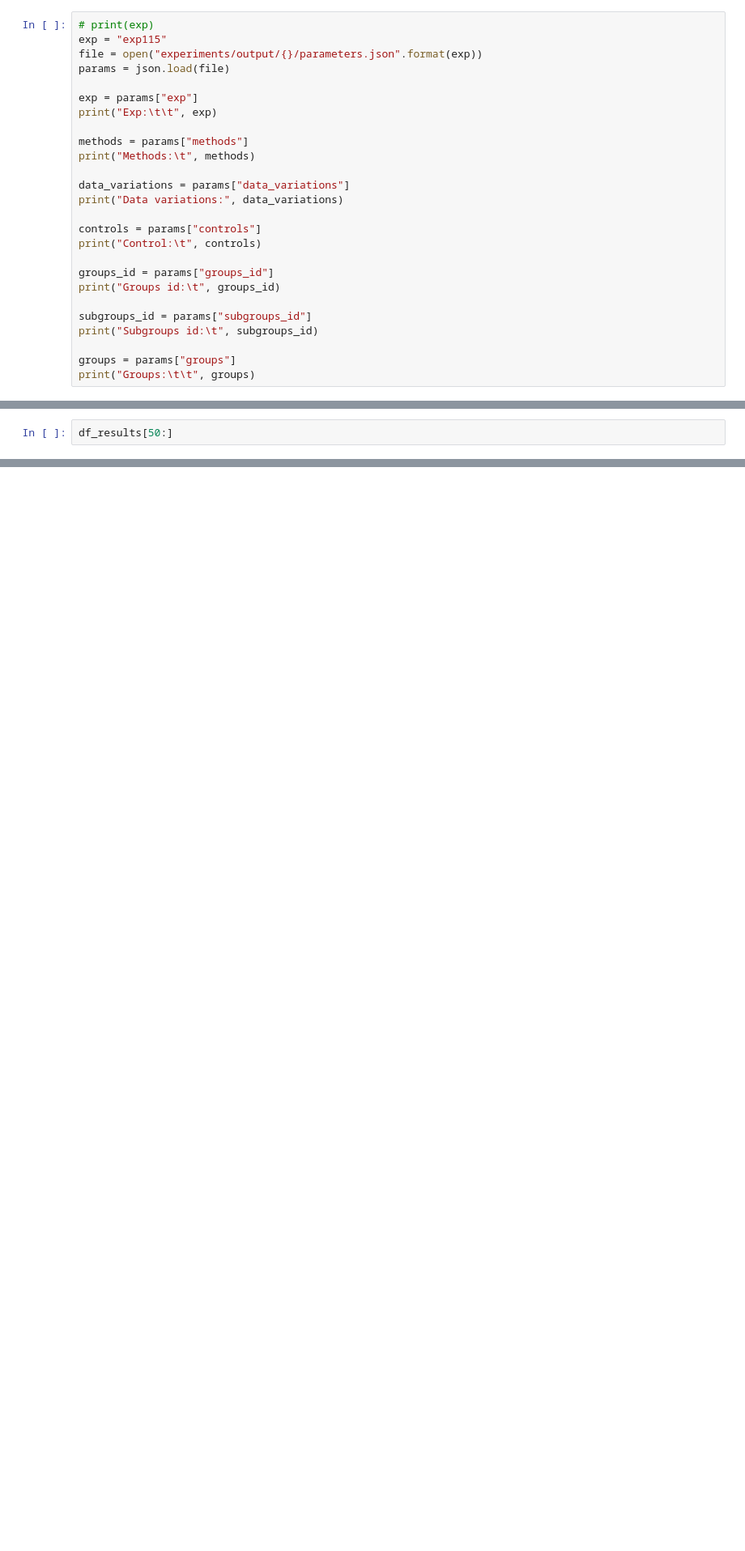
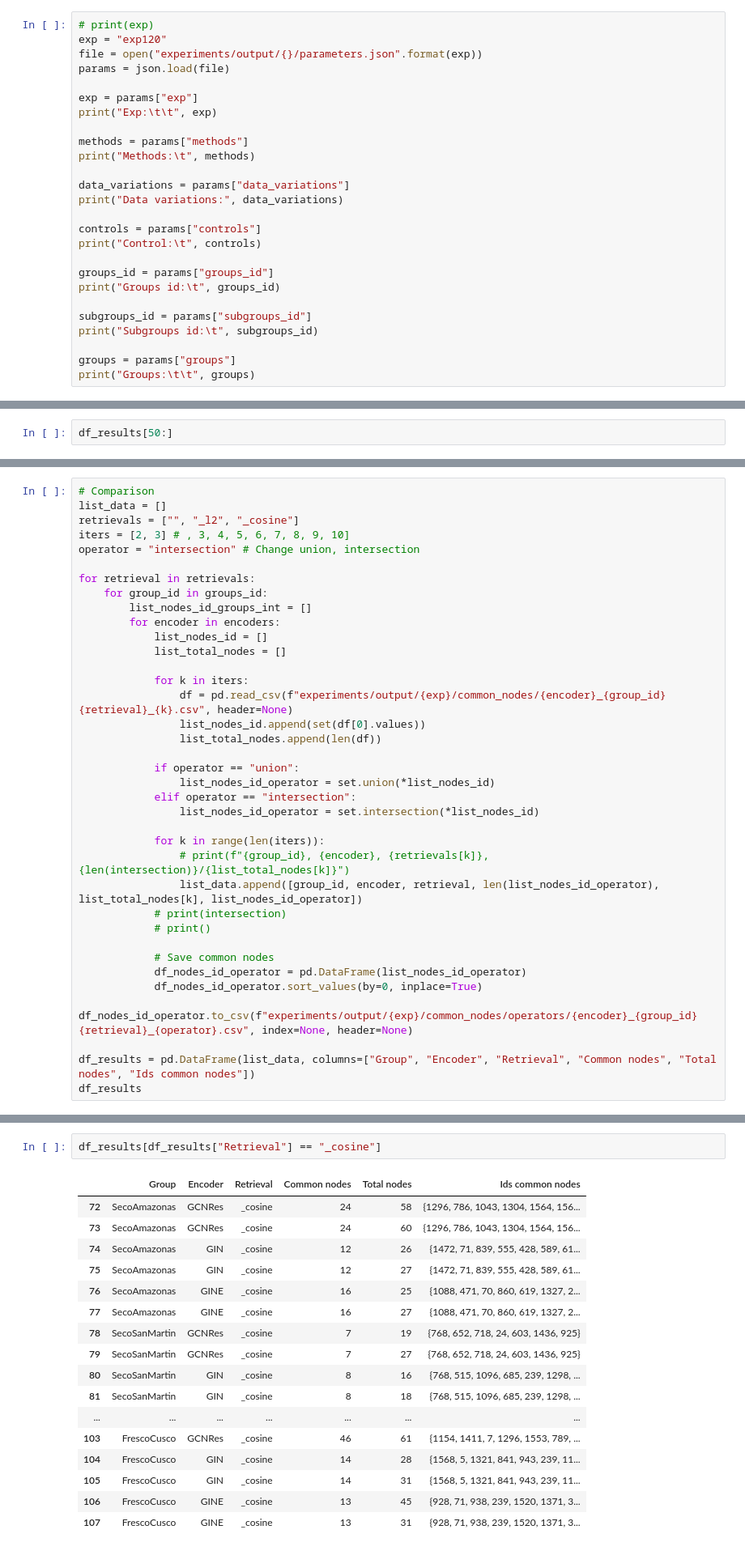
Before and after one commit to win7/T-GAE_PyG, a Jupyter notebook: utils.ipynb, the cells around one changed output, grey strips where cells are left out. Shown at 81% size. Saved outputs shown, nothing was run; the diff lists cells and outputs as text; blank space fills up the shorter version.

```diff
--- a/utils.ipynb
+++ b/utils.ipynb
@@ -1311,7 +1311,7 @@ import pandas as pd
 vanessa = [20, 33, 72, 239, 251, 252, 307, 790, 939]
 # %%
 # print(exp)
-exp = "exp115"
+exp = "exp120"
 file = open("experiments/output/{}/parameters.json".format(exp))
 params = json.load(file)
 
@@ -1522,0 +1577,37 @@ df_results[50:]
+# %%
+# Comparison
+list_data = []
+retrievals = ["", "_l2", "_cosine"]
+iters = [2, 3] # , 3, 4, 5, 6, 7, 8, 9, 10]
+operator = "intersection" # Change union, intersection
+
+for retrieval in retrievals:
+	for group_id in groups_id:
+		list_nodes_id_groups_int = []
+		for encoder in encoders:
+			list_nodes_id = []
+			list_total_nodes = []
+
+			for k in iters:
+				df = pd.read_csv(f"experiments/output/{exp}/common_nodes/{encoder}_{group_id}{retrieval}_{k}.csv", header=None)
+				list_nodes_id.append(set(df[0].values))
+				list_total_nodes.append(len(df))
+
+			if operator == "union":
+				list_nodes_id_operator = set.union(*list_nodes_id)
+			elif operator == "intersection":
+				list_nodes_id_operator = set.intersection(*list_nodes_id)
+
+			for k in range(len(iters)):
+				# print(f"{group_id}, {encoder}, {retrievals[k]}, {len(intersection)}/{list_total_nodes[k]}")
+				list_data.append([group_id, encoder, retrieval, len(list_nodes_id_operator), list_total_nodes[k], list_nodes_id_operator])
+			# print(intersection)
+			# print()
+
+			# Save common nodes
+			df_nodes_id_operator = pd.DataFrame(list_nodes_id_operator)
+			df_nodes_id_operator.sort_values(by=0, inplace=True)
+			df_nodes_id_operator.to_csv(f"experiments/output/{exp}/common_nodes/operators/{encoder}_{group_id}{retrieval}_{operator}.csv", index=None, header=None)
+
+df_results = pd.DataFrame(list_data, columns=["Group", "Encoder", "Retrieval", "Common nodes", "Total nodes", "Ids common nodes"])
+df_results
@@ -1523,3 +1645,23 @@ df_results[50:]
+# %%
+df_results[df_results["Retrieval"] == "_cosine"]
+# %% [output]
+|  | Group | Encoder | Retrieval | Common nodes | Total nodes | Ids common nodes |
+| 72 | SecoAmazonas | GCNRes | _cosine | 24 | 58 | {1296, 786, 1043, 1304, 1564, 156... |
+| 73 | SecoAmazonas | GCNRes | _cosine | 24 | 60 | {1296, 786, 1043, 1304, 1564, 156... |
+| 74 | SecoAmazonas | GIN | _cosine | 12 | 26 | {1472, 71, 839, 555, 428, 589, 61... |
+| 75 | SecoAmazonas | GIN | _cosine | 12 | 27 | {1472, 71, 839, 555, 428, 589, 61... |
+| 76 | SecoAmazonas | GINE | _cosine | 16 | 25 | {1088, 471, 70, 860, 619, 1327, 2... |
+| 77 | SecoAmazonas | GINE | _cosine | 16 | 27 | {1088, 471, 70, 860, 619, 1327, 2... |
+| 78 | SecoSanMartin | GCNRes | _cosine | 7 | 19 | {768, 652, 718, 24, 603, 1436, 925} |
+| 79 | SecoSanMartin | GCNRes | _cosine | 7 | 27 | {768, 652, 718, 24, 603, 1436, 925} |
+| 80 | SecoSanMartin | GIN | _cosine | 8 | 16 | {768, 515, 1096, 685, 239, 1298, ... |
+| 81 | SecoSanMartin | GIN | _cosine | 8 | 18 | {768, 515, 1096, 685, 239, 1298, ... |
+| ... | ... | ... | ... | ... | ... | ... |
+| 103 | FrescoCusco | GCNRes | _cosine | 46 | 61 | {1154, 1411, 7, 1296, 1553, 789, ... |
+| 104 | FrescoCusco | GIN | _cosine | 14 | 28 | {1568, 5, 1321, 841, 943, 239, 11... |
+| 105 | FrescoCusco | GIN | _cosine | 14 | 31 | {1568, 5, 1321, 841, 943, 239, 11... |
+| 106 | FrescoCusco | GINE | _cosine | 13 | 45 | {928, 71, 938, 239, 1520, 1371, 3... |
+| 107 | FrescoCusco | GINE | _cosine | 13 | 31 | {928, 71, 938, 239, 1520, 1371, 3... |
 # %% [markdown]
 ### Number of common nodes
 - (from same experiments)
```
Also changed, not shown: parts of 12 cells of this notebook, 8 other files.
